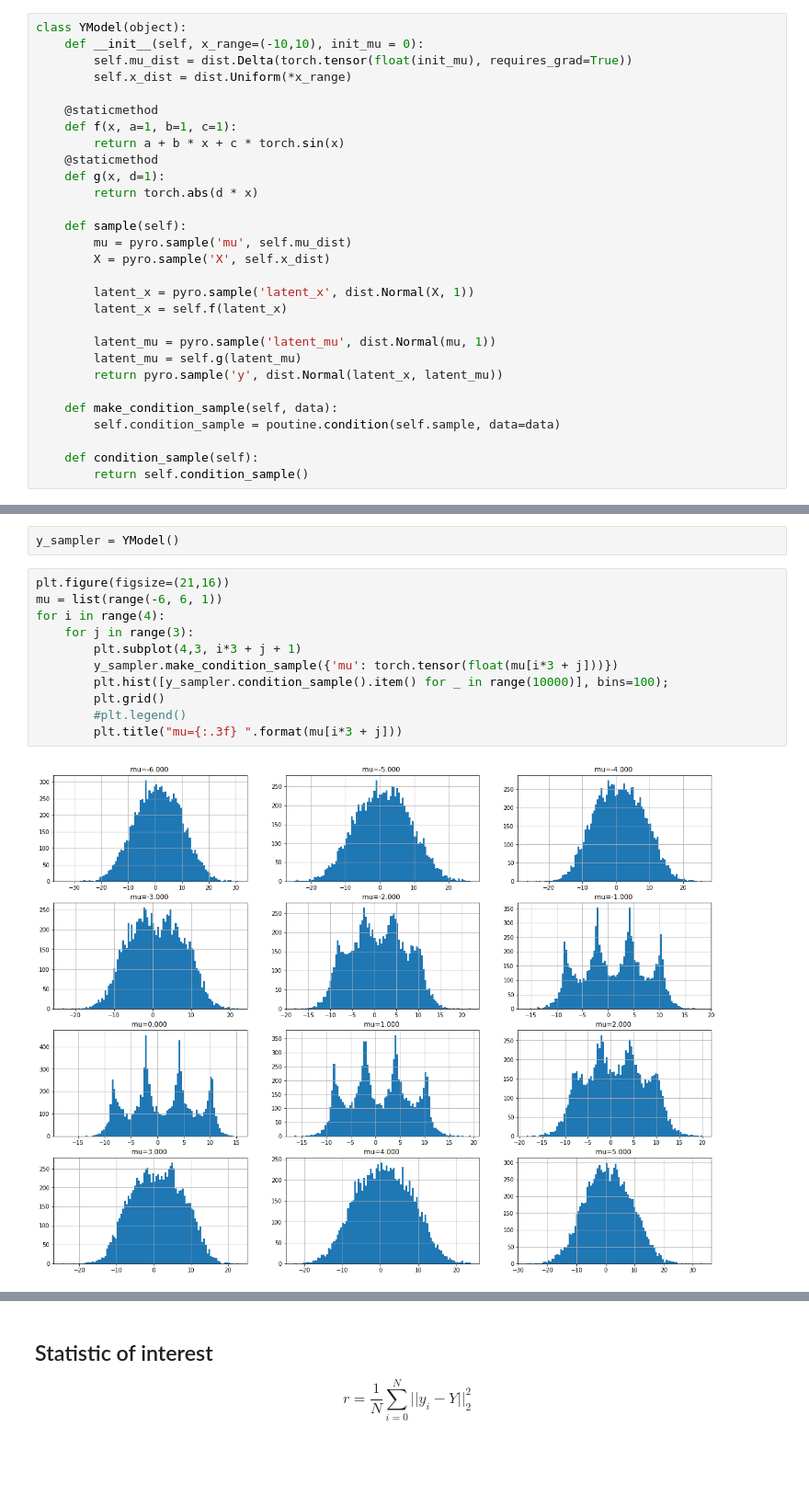
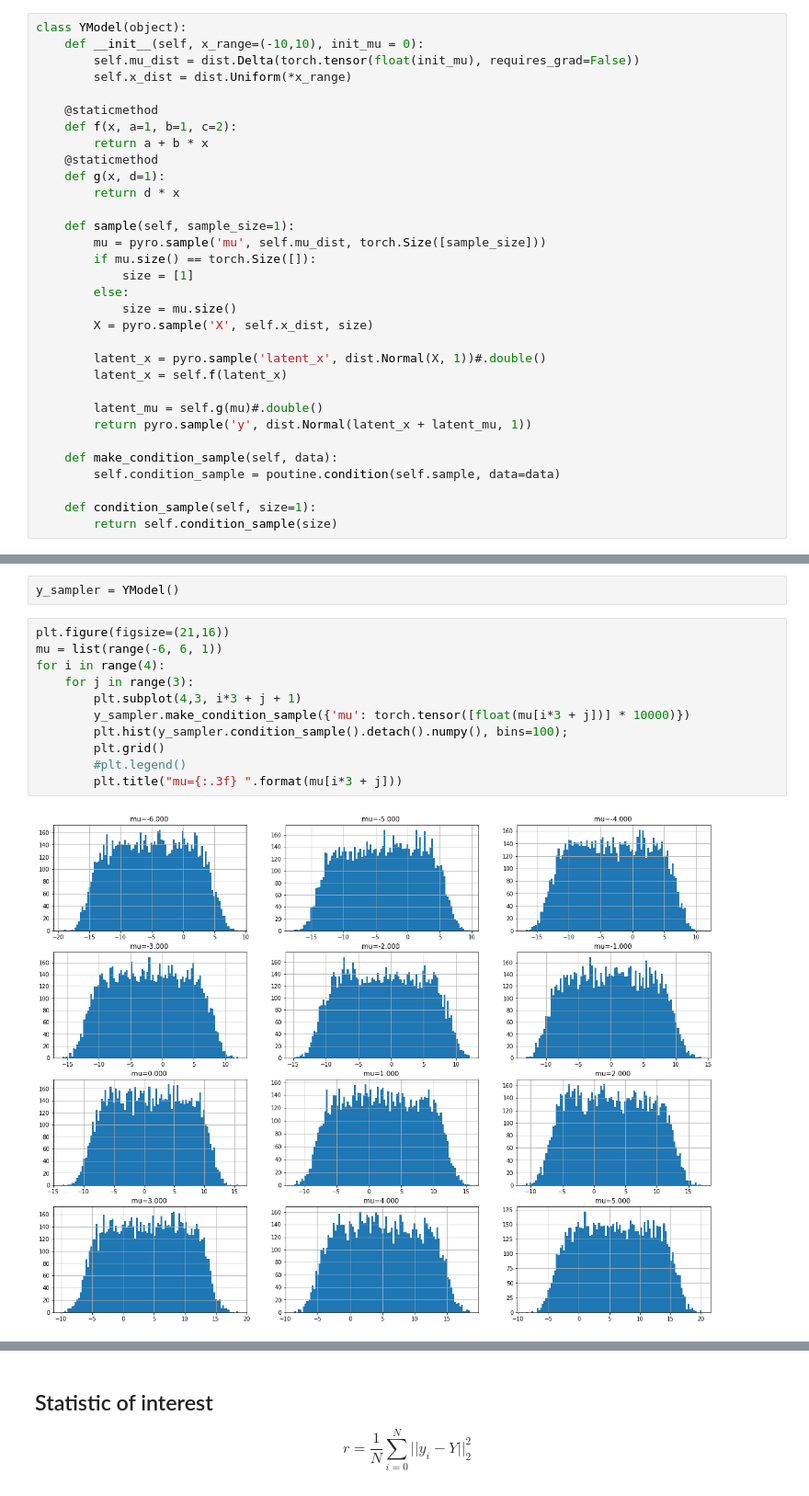
Before and after one commit to SchattenGenie/diff-surrogate, a Jupyter notebook: model.ipynb, the cells around one changed output, grey strips where cells are left out. Shown at 92% size. Drawn from its saved outputs; the diff is of its cells as text; blank space fills up the shorter version.

```diff
--- a/model.ipynb
+++ b/model.ipynb
@@ -45,30 +47,33 @@ $$y \sim \mathcal{N}(y|f(latent\_x), g(latent\_mu))$$
 # %%
 class YModel(object):
     def __init__(self, x_range=(-10,10), init_mu = 0):
-        self.mu_dist = dist.Delta(torch.tensor(float(init_mu), requires_grad=True))
+        self.mu_dist = dist.Delta(torch.tensor(float(init_mu), requires_grad=False))
         self.x_dist = dist.Uniform(*x_range)
 
     @staticmethod
-    def f(x, a=1, b=1, c=1):
-        return a + b * x + c * torch.sin(x)
+    def f(x, a=1, b=1, c=2):
+        return a + b * x
     @staticmethod
     def g(x, d=1):
-        return torch.abs(d * x)
+        return d * x
 
-    def sample(self):
-        mu = pyro.sample('mu', self.mu_dist)
-        X = pyro.sample('X', self.x_dist)
+    def sample(self, sample_size=1):
+        mu = pyro.sample('mu', self.mu_dist, torch.Size([sample_size]))
+        if mu.size() == torch.Size([]):
+            size = [1]
+        else:
+            size = mu.size()
+        X = pyro.sample('X', self.x_dist, size)
 
-        latent_x = pyro.sample('latent_x', dist.Normal(X, 1))
+        latent_x = pyro.sample('latent_x', dist.Normal(X, 1))#.double()
         latent_x = self.f(latent_x)
 
-        latent_mu = pyro.sample('latent_mu', dist.Normal(mu, 1))
-        latent_mu = self.g(latent_mu)
-        return pyro.sample('y', dist.Normal(latent_x, latent_mu))
+        latent_mu = self.g(mu)#.double()
+        return pyro.sample('y', dist.Normal(latent_x + latent_mu, 1))
 
     def make_condition_sample(self, data):
         self.condition_sample = poutine.condition(self.sample, data=data)
 
-    def condition_sample(self):
-        return self.condition_sample()
+    def condition_sample(self, size=1):
+        return self.condition_sample(size)
 # %% [markdown]
@@ -78,14 +84,14 @@ y_sampler = YModel()
 # %%
 plt.figure(figsize=(21,16))
 mu = list(range(-6, 6, 1))
 for i in range(4):
     for j in range(3):
         plt.subplot(4,3, i*3 + j + 1)
-        y_sampler.make_condition_sample({'mu': torch.tensor(float(mu[i*3 + j]))})
-        plt.hist([y_sampler.condition_sample().item() for _ in range(10000)], bins=100);
+        y_sampler.make_condition_sample({'mu': torch.tensor([float(mu[i*3 + j])] * 10000)})
+        plt.hist(y_sampler.condition_sample().detach().numpy(), bins=100);
         plt.grid()
         #plt.legend()
         plt.title("mu={:.3f} ".format(mu[i*3 + j]))
 # %% [output]
-[figure, old version]
+[figure, new version]
 # %%
```
Also changed, not shown: parts of 10 cells of this notebook.
